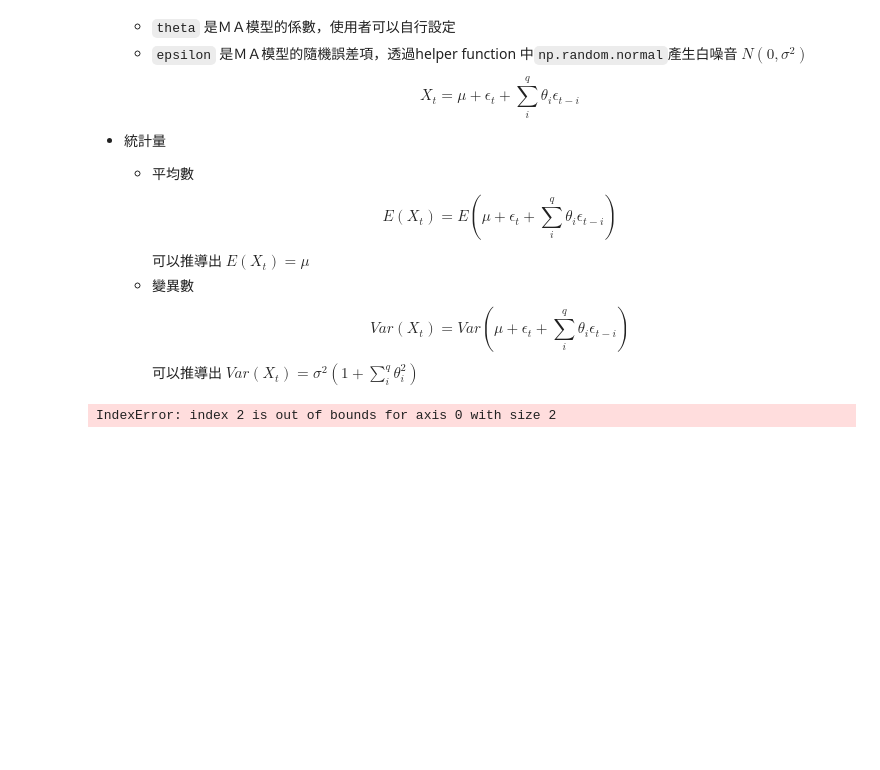
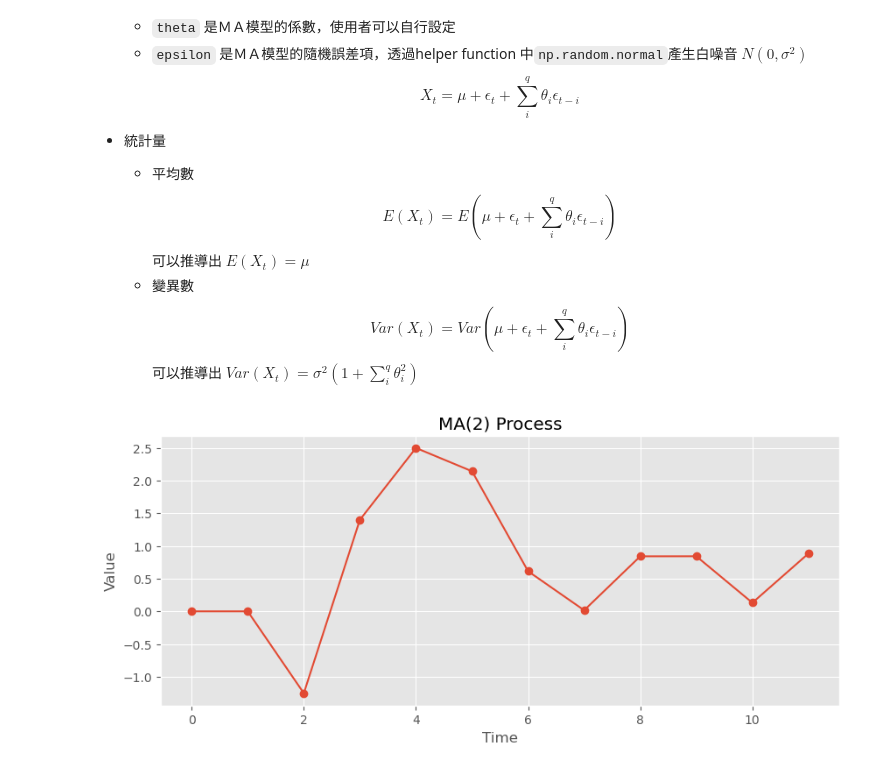
Before and after one commit to chengpeter88/eco_pro, a Jupyter notebook: final_project.ipynb, the cells around one changed output. Saved outputs shown, nothing was run; the diff lists cells and outputs as text; code cells hidden in the pictures; blank space fills up the shorter version.

```diff
--- a/final_project.ipynb
+++ b/final_project.ipynb
@@ -45,6 +45,7 @@ def statistics(ar):
 
 def plot(ar):
     plt.style.use('ggplot')
+    plt.figure(figsize=(10, 4))
     plt.plot(ar.memory)
     plt.title("AR(1) process")
     plt.xlabel("preiod")
@@ -163,10 +218,10 @@ def plot(ma, q):
 # %%
 
 # Example usage:
 # Create an MA(2) model with specific parameters
-ma = MA(q=3, theta=[0.5, -0.3], mu=0, sigma=1)
-ma.simulateOnePreiod(100)
+ma = MA(q=2, theta=[0.5, -0.3], mu=0, sigma=1)
+ma.simulate(10)
 ma.memory
 ma.plot()
 # %% [output]
-IndexError: index 2 is out of bounds for axis 0 with size 2
+[figure, added]
```
Also changed, not shown: parts of 31 cells of this notebook, 6 other files.
